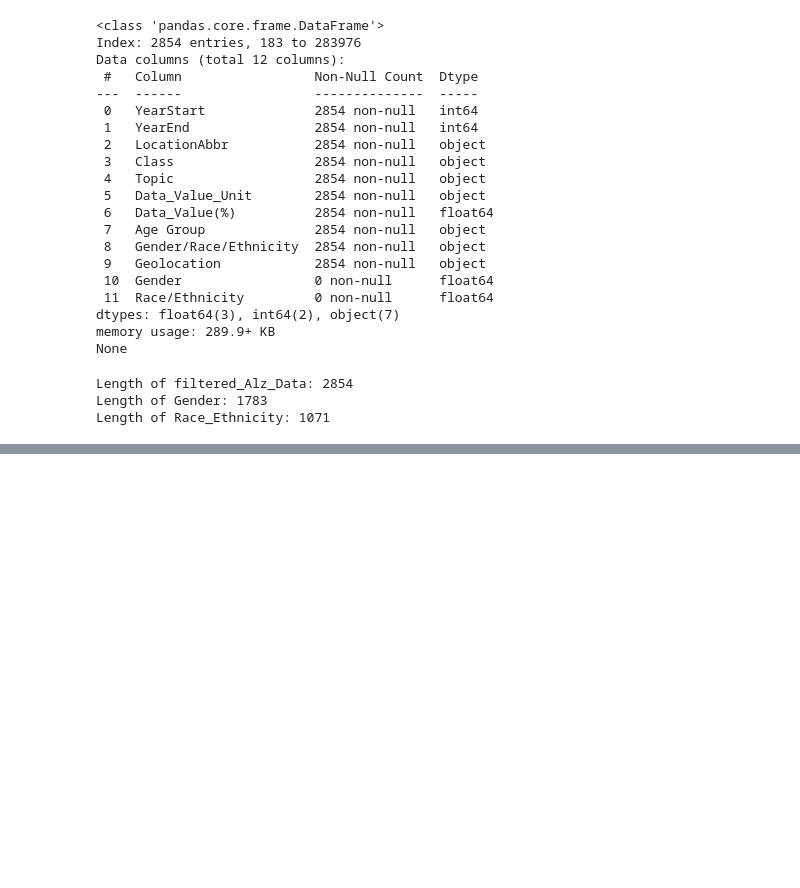
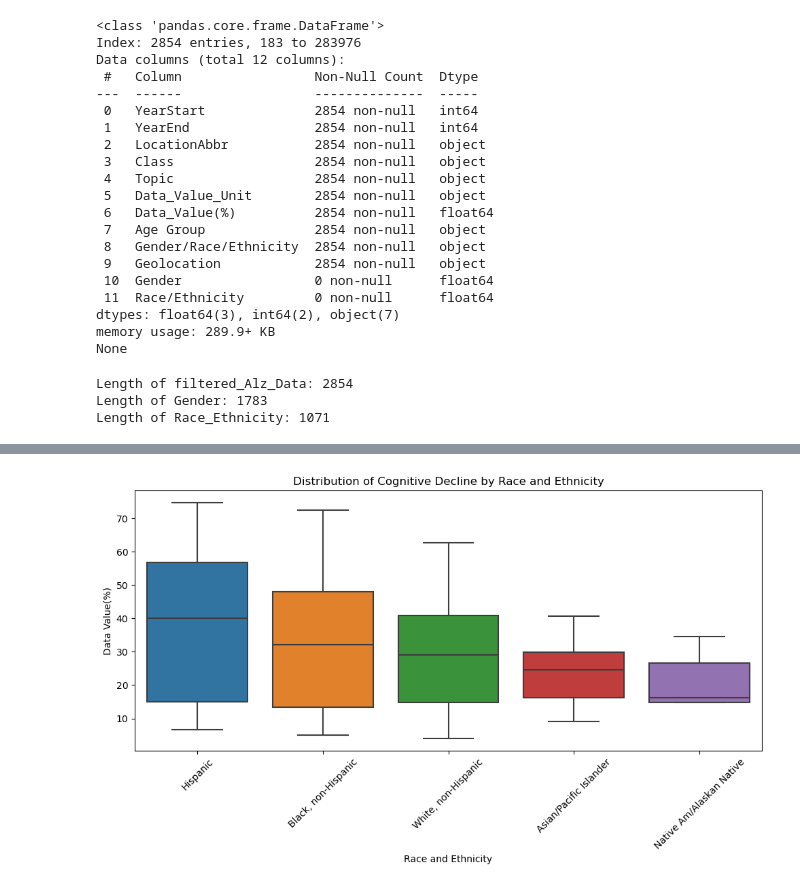
Before and after one commit to ellen-grant/Project-3, a Jupyter notebook: Project-3/starter code/Alzheimer_HealthyAgingData.ipynb, the cells around one changed output, grey strips where cells are left out. Saved outputs shown, nothing was run; the diff lists cells and outputs as text; code cells hidden in the pictures; blank space fills up the shorter version.

```diff
--- a/Project-3/starter code/Alzheimer_HealthyAgingData.ipynb
+++ b/Project-3/starter code/Alzheimer_HealthyAgingData.ipynb
@@ -278,0 +322,10 @@ data.to_csv('cleaned_data.csv', index=False)
+# %%
+# Distribution of Cognitive Decline by Race and Ethnicity
+plt.figure(figsize=(10, 6))
+sns.boxplot(x='Race and Ethnicity', y='Data Value(%)', data=data)
+plt.title('Distribution of Cognitive Decline by Race and Ethnicity')
+plt.xticks(rotation=45)
+plt.tight_layout()
+plt.show()
+# %% [output]
+[figure, added]
```
Also changed, not shown: parts of 5 cells of this notebook.
